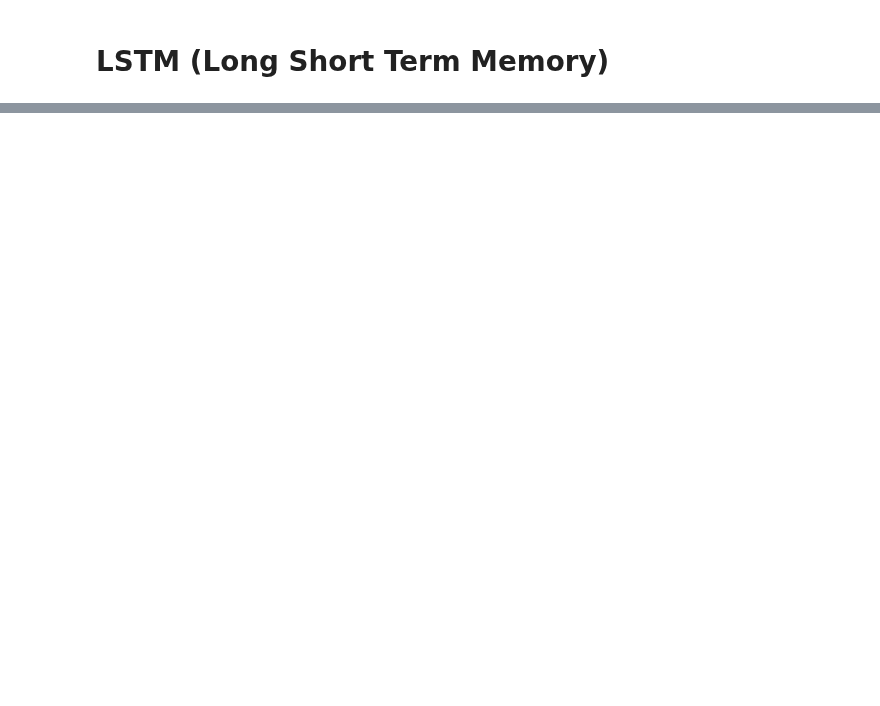
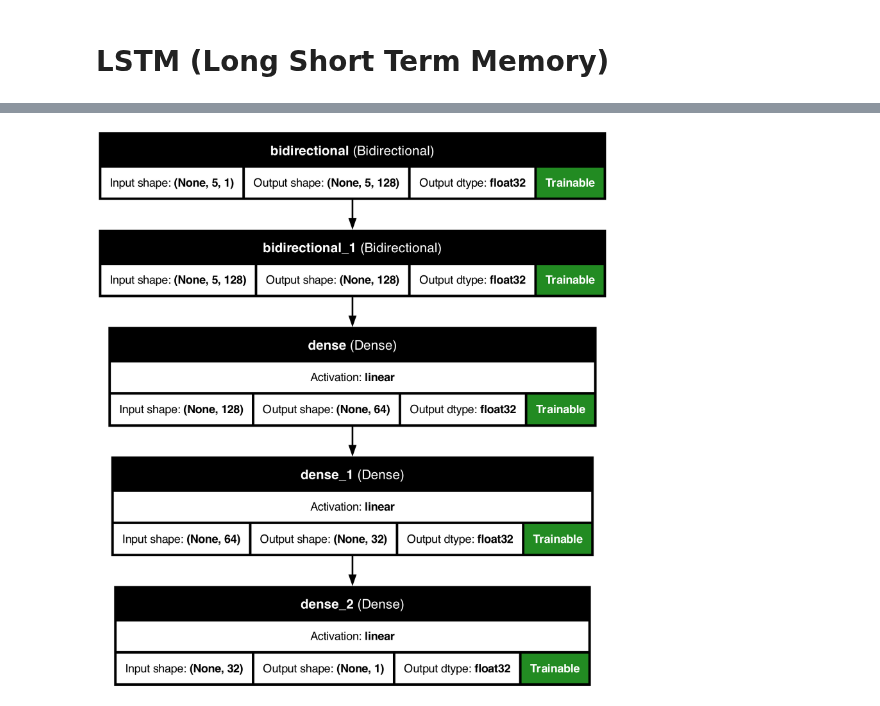
Before and after one commit to debjitpal5040/Deep_Learning_Algorithms, a Jupyter notebook: Recurrent Neural Networks/Long Short Term Memory/Tensorflow/LSTM.ipynb, the cells around one changed output, grey strips where cells are left out. Saved outputs shown, nothing was run; the diff lists cells and outputs as text; code cells hidden in the pictures; blank space fills up the shorter version.

```diff
--- a/Recurrent Neural Networks/Long Short Term Memory/Tensorflow/LSTM.ipynb
+++ b/Recurrent Neural Networks/Long Short Term Memory/Tensorflow/LSTM.ipynb
@@ -31,0 +14,3 @@ Predicted next number: 0.81
+# %%
+sequence = [*range(2, 201, 2)]
+sequence_length = 5
@@ -31,0 +46,12 @@ Predicted next number: 0.81
+# %%
+lstm = Sequential(
+    layers=[
+        Input(shape=(sequence_length, 1)),
+        Bidirectional(LSTM(64, return_sequences=True)),
+        Bidirectional(LSTM(64)),
+        Dense(64),
+        Dense(32),
+        Dense(1),
+    ],
+    name="lstm",
+)
@@ -31,0 +86,14 @@ Predicted next number: 0.81
+# %%
+lstm.compile(optimizer=Adam(), loss=MeanSquaredError(), metrics=[R2Score()])
+# %%
+plot_model(
+    lstm,
+    to_file="Images/lstm_rnn.png",
+    show_shapes=True,
+    show_dtype=True,
+    show_layer_names=True,
+    show_layer_activations=True,
+    show_trainable=True,
+)
+# %% [output]
+[figure, added]
```
Also changed, not shown: parts of 18 cells of this notebook, 20 other files.
